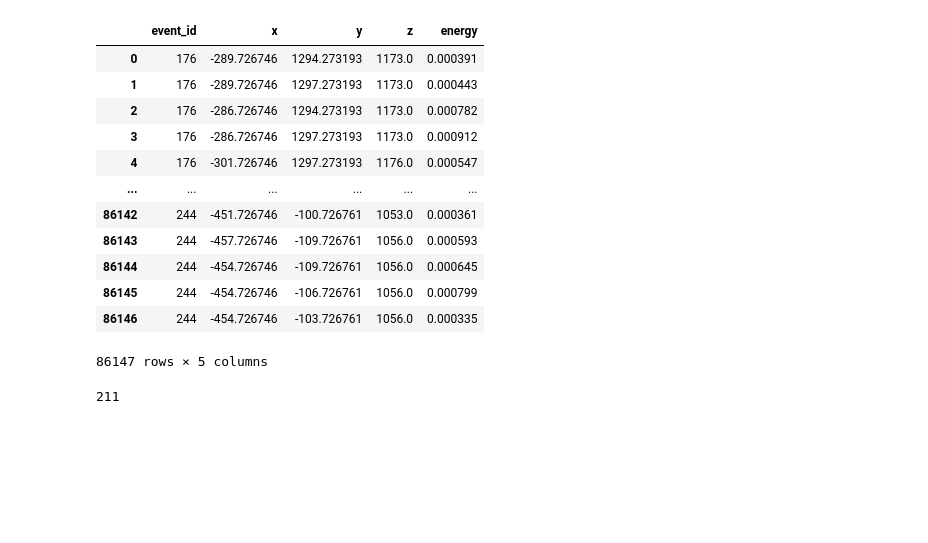
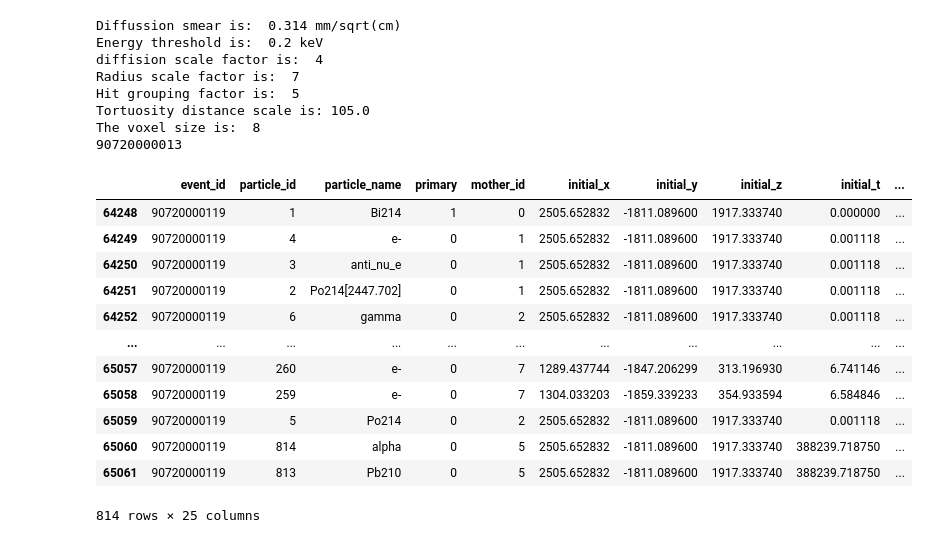
Before and after one commit to kvjmistry/ATPC, a Jupyter notebook: notebooks/Group_Hits.ipynb, the cells around one changed output. Drawn from its saved outputs; the diff is of its cells as text; code cells hidden in the pictures; blank space fills up the shorter version.

```diff
--- a/notebooks/Group_Hits.ipynb
+++ b/notebooks/Group_Hits.ipynb
@@ -1,61 +1,71 @@
 # %%
 import numpy as np
 import pandas as pd
 import matplotlib.pyplot as plt
 import sys
 sys.path.append("../scripts")
 from TrackReconstruction_functions import *
 %matplotlib widget
 
 pd.options.mode.chained_assignment = None  # Disable the warning
 
-pressure=5
+pressure=1
 diffusion="5.0percent"
 # diffusion="nodiff"
-file_id = "1"
 
-# hits = pd.read_hdf(f"../data/Trackreco/ATPC_Tl_{pressure}bar_{diffusion}_filtered.h5", "MC/hits")
-# hits_true = pd.read_hdf(f"../data/Trackreco/ATPC_Tl_{pressure}bar_nexus_filtered.h5", "MC/hits")
+Diff_smear, energy_threshold, diff_scale_factor, radius_sf, group_sf, Tortuosity_dist, voxel_size, det_half_length = InitializeParams(pressure, diffusion)
 
+print("Diffussion smear is: ",        Diff_smear,            "mm/sqrt(cm)")
+print("Energy threshold is: ",        1000*energy_threshold, "keV")
+print("diffision scale factor is: ",  diff_scale_factor)
+print("Radius scale factor is: ",     radius_sf)
+print("Hit grouping factor is: ",     group_sf)
+print("Tortuosity distance scale is:", Tortuosity_dist)
+print("The voxel size is: ",           voxel_size)
 
-hits_true = pd.read_hdf(f"../data/ATPC_0nubb/ATPC_0nubb_{pressure}bar_Efilt_smear_{file_id}.h5", "MC/hits")
+file_id = "3023"
+
+hits_true = pd.read_hdf(f"../data/ATPC_Bi/ATPC_Bi_ion_{pressure}bar_nexus_{file_id}.h5", "MC/hits")
+parts_true = pd.read_hdf(f"../data/ATPC_Bi/ATPC_Bi_ion_{pressure}bar_nexus_{file_id}.h5", "MC/particles")
 
 if (diffusion == "nodiff"):
-    hits      = pd.read_hdf(f"../data/ATPC_0nubb/ATPC_0nubb_{pressure}bar_Efilt_smear_{file_id}.h5", "MC/hits")
+    hits      = pd.read_hdf(f"../data/ATPC_Bi/ATPC_Bi_ion_{pressure}bar_Efilt_smear_{file_id}.h5", "MC/hits")
 else:
-    hits      = pd.read_hdf(f"../data/ATPC_0nubb/ATPC_0nubb_{pressure}bar_Efilt_{diffusion}_smear_{file_id}.h5", "MC/hits")
-
-
-# hits_true = pd.read_hdf(f"../data/ATPC_Tl/ATPC_Tl_1bar_nexus_2954.h5", "MC/hits")
-# hits = pd.read_hdf("../data/ATPC_Tl/ATPC_Tl_1bar_smear_2954.h5", "MC/hits")
-
-display(hits)
+    hits      = pd.read_hdf(f"../data/ATPC_Bi/ATPC_Bi_ion_{pressure}bar_Efilt_{diffusion}_smear_{file_id}.h5", "MC/hits")
 
 event_list = hits.event_id.unique()
-
-eid=event_list[34]
+eid=event_list[6]
 print(eid)
-# eid = 321979
+# eid = 90720000119
 
 data = hits[hits.event_id ==eid]
-# data = CutandRedistibuteEnergy(data, 0.0004)
 
 data_true = hits_true[hits_true.event_id == eid]
-# data_true["z"] = data_true["z"]-det_size/2.0
+data_true["z"] = data_true["z"]+det_half_length
+
+data_parts = parts_true[parts_true.event_id == eid]
+display(data_parts)
 
 # print(hits.event_id.unique())
 # %% [output]
+Diffussion smear is:  0.314 mm/sqrt(cm)
+Energy threshold is:  0.2 keV
+diffision scale factor is:  4
+Radius scale factor is:  7
+Hit grouping factor is:  5
+Tortuosity distance scale is: 105.0
+The voxel size is:  8
+90720000013
-|  | event_id | x | y | z | energy |
-| 0 | 176 | -289.726746 | 1294.273193 | 1173.0 | 0.000391 |
-| 1 | 176 | -289.726746 | 1297.273193 | 1173.0 | 0.000443 |
-| 2 | 176 | -286.726746 | 1294.273193 | 1173.0 | 0.000782 |
-| 3 | 176 | -286.726746 | 1297.273193 | 1173.0 | 0.000912 |
-| 4 | 176 | -301.726746 | 1297.273193 | 1176.0 | 0.000547 |
-| ... | ... | ... | ... | ... | ... |
-| 86142 | 244 | -451.726746 | -100.726761 | 1053.0 | 0.000361 |
-| 86143 | 244 | -457.726746 | -109.726761 | 1056.0 | 0.000593 |
-| 86144 | 244 | -454.726746 | -109.726761 | 1056.0 | 0.000645 |
-| 86145 | 244 | -454.726746 | -106.726761 | 1056.0 | 0.000799 |
-| 86146 | 244 | -454.726746 | -103.726761 | 1056.0 | 0.000335 |
+|  | event_id | particle_id | particle_name | primary | mother_id | initial_x | initial_y | initial_z | initial_t | ... |
+| 64248 | 90720000119 | 1 | Bi214 | 1 | 0 | 2505.652832 | -1811.089600 | 1917.333740 | 0.000000 | ... |
+| 64249 | 90720000119 | 4 | e- | 0 | 1 | 2505.652832 | -1811.089600 | 1917.333740 | 0.001118 | ... |
+| 64250 | 90720000119 | 3 | anti_nu_e | 0 | 1 | 2505.652832 | -1811.089600 | 1917.333740 | 0.001118 | ... |
+| 64251 | 90720000119 | 2 | Po214[2447.702] | 0 | 1 | 2505.652832 | -1811.089600 | 1917.333740 | 0.001118 | ... |
+| 64252 | 90720000119 | 6 | gamma | 0 | 2 | 2505.652832 | -1811.089600 | 1917.333740 | 0.001118 | ... |
+| ... | ... | ... | ... | ... | ... | ... | ... | ... | ... | ... |
+| 65057 | 90720000119 | 260 | e- | 0 | 7 | 1289.437744 | -1847.206299 | 313.196930 | 6.741146 | ... |
+| 65058 | 90720000119 | 259 | e- | 0 | 7 | 1304.033203 | -1859.339233 | 354.933594 | 6.584846 | ... |
+| 65059 | 90720000119 | 5 | Po214 | 0 | 2 | 2505.652832 | -1811.089600 | 1917.333740 | 0.001118 | ... |
+| 65060 | 90720000119 | 814 | alpha | 0 | 5 | 2505.652832 | -1811.089600 | 1917.333740 | 388239.718750 | ... |
+| 65061 | 90720000119 | 813 | Pb210 | 0 | 5 | 2505.652832 | -1811.089600 | 1917.333740 | 388239.718750 | ... |
-86147 rows × 5 columns
-211
+814 rows × 25 columns
```
Also changed, not shown: parts of 7 cells of this notebook.
